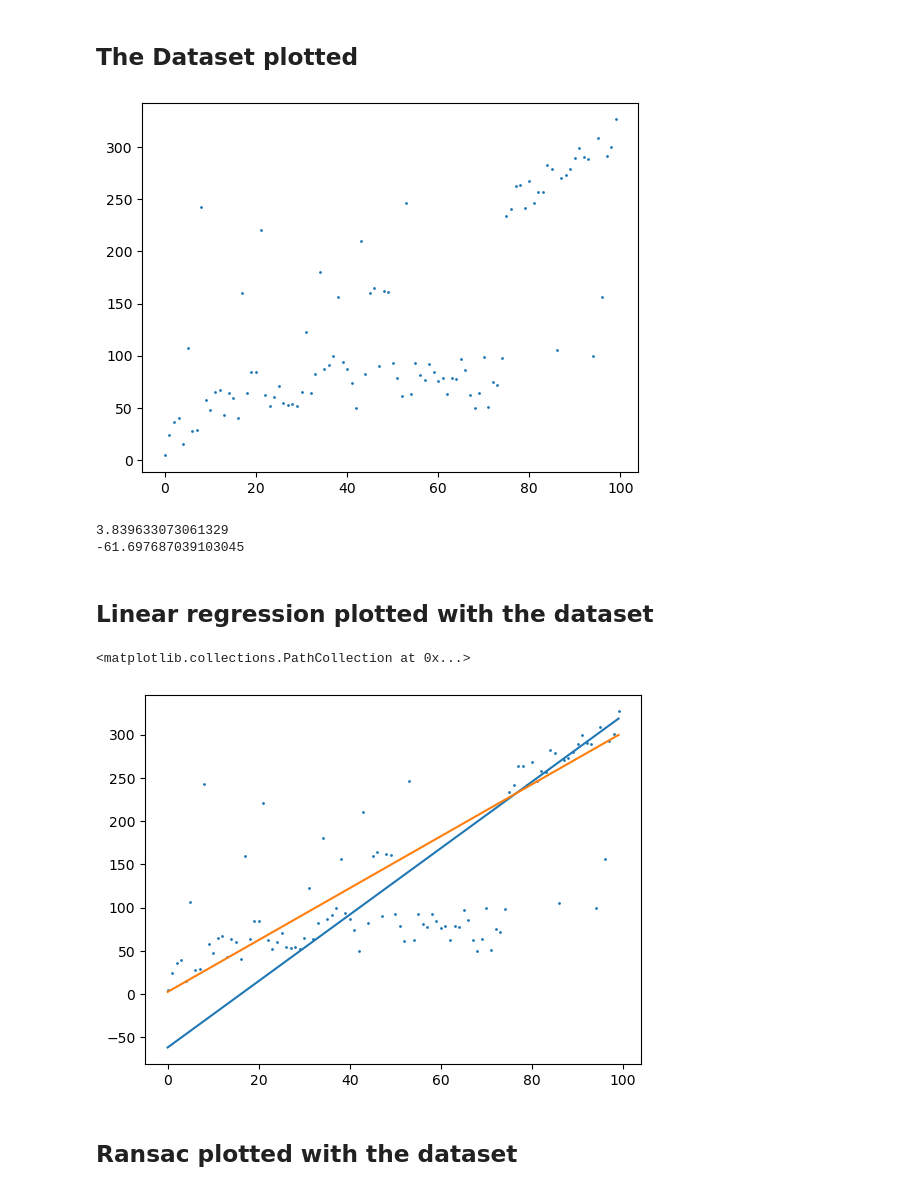
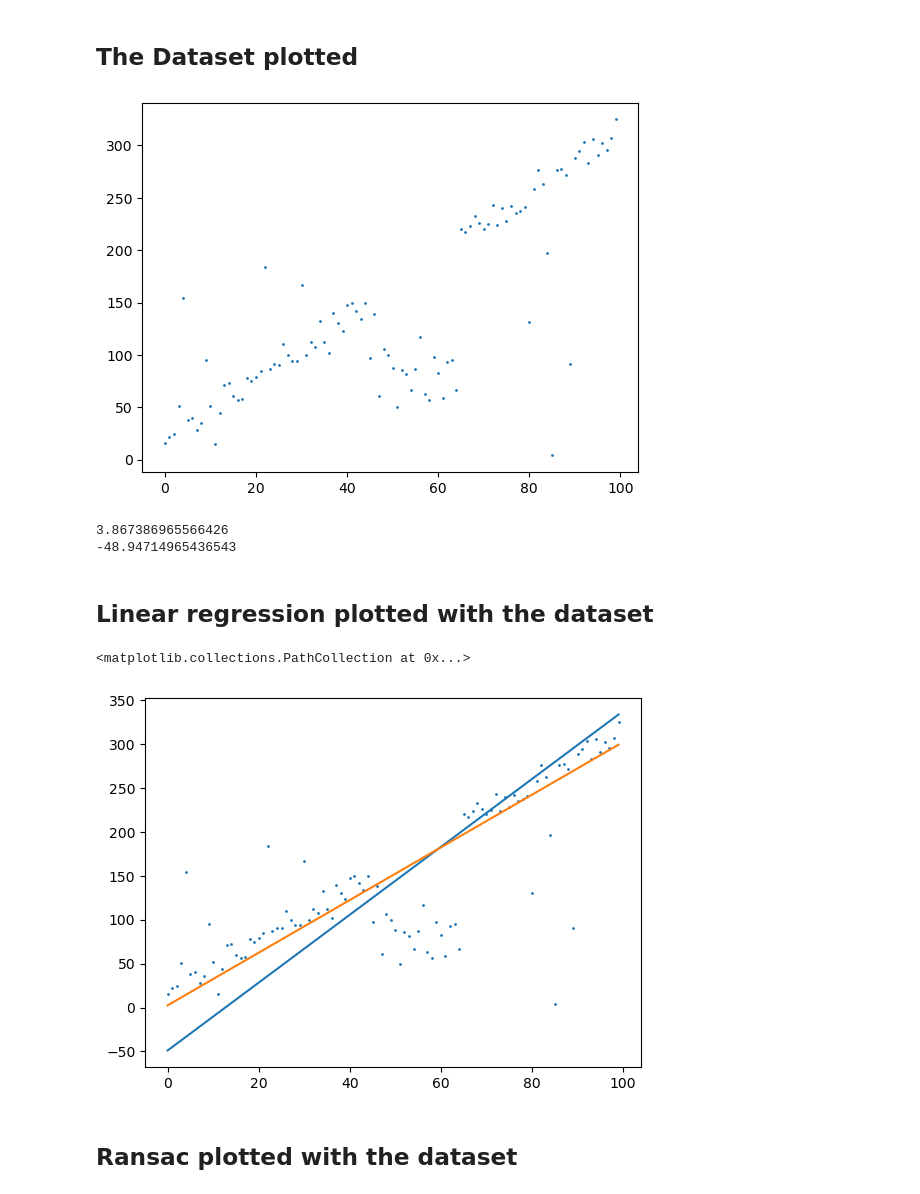
Before and after one commit to hpennington/mono-visual-odometry, a Jupyter notebook: src/ransac.ipynb, the cells around one changed output. Saved outputs shown, nothing was run; the diff lists cells and outputs as text; code cells hidden in the pictures.

```diff
--- a/src/ransac.ipynb
+++ b/src/ransac.ipynb
@@ -6,34 +6,35 @@ from matplotlib import pyplot as plt
 # %%
 # Create a line as the input dataset
 x = np.arange(0, 100)
 
 # y = mx + b
 y = 3 * x + 2.5
 y_gt = y.copy()
 
 # Add noise
 y += np.random.rand(y.shape[0]) * 30
 
 # Add 15 outliers
-outlier_offsets = np.random.random_integers(low=50, high=100, size=(25))
+outlier_offsets = np.random.random_integers(low=50, high=100, size=(15))
 y[y.shape[0] // 2:y.shape[0] // 2 + outlier_offsets.shape[0]] = outlier_offsets
 
 # Add 15 outliers
-outlier_offsets = np.random.random_integers(low=50, high=100, size=(25))
+outlier_offsets = np.random.random_integers(low=50, high=100, size=(15))
 rand_start = np.random.randint(y.shape[0] // 2)
 y[rand_start:rand_start + outlier_offsets.shape[0]] = outlier_offsets
 
-random_x = np.random.random_integers(low=0, high=99, size=25)
-random_y = np.random.random_integers(low=0, high=300, size=25)
+# Add 15 random outliers
+random_x = np.random.random_integers(low=0, high=99, size=15)
+random_y = np.random.random_integers(low=0, high=200, size=15)
 
 for index, i in enumerate(random_x):
     y[i] = random_y[index]
 
 # Plot y
 plt.scatter(x, y, s=1)
 plt.show()
 # %% [output]
-[figure, old version]
+[figure, new version]
 # %%
 class LinearRegressor:
     def __init__(self):
@@ -58,8 +59,8 @@ print(m)
 print(b)
 Y = m * x + b
 # %% [output]
-3.839633073061329
--61.697687039103045
+3.867386965566426
+-48.94714965436543
 # %% [markdown]
 ## Linear regression plotted with the dataset
 # %%
@@ -68,7 +69,7 @@ plt.plot(x, y_gt)
 plt.scatter(x, y, s=1)
 # %% [output]
 <matplotlib.collections.PathCollection at 0x...>
-[figure, old version]
+[figure, new version]
 # %%
 plt.show()
 # %%
```
Also changed, not shown: parts of 1 cell of this notebook.
